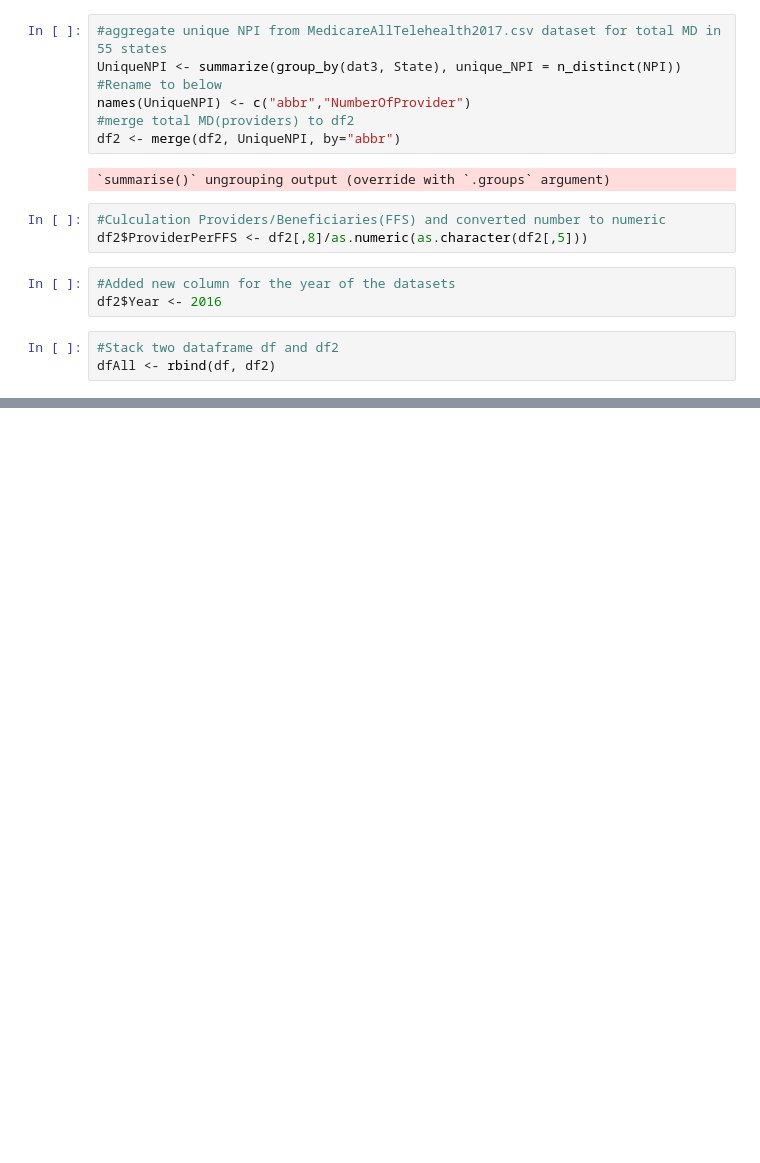
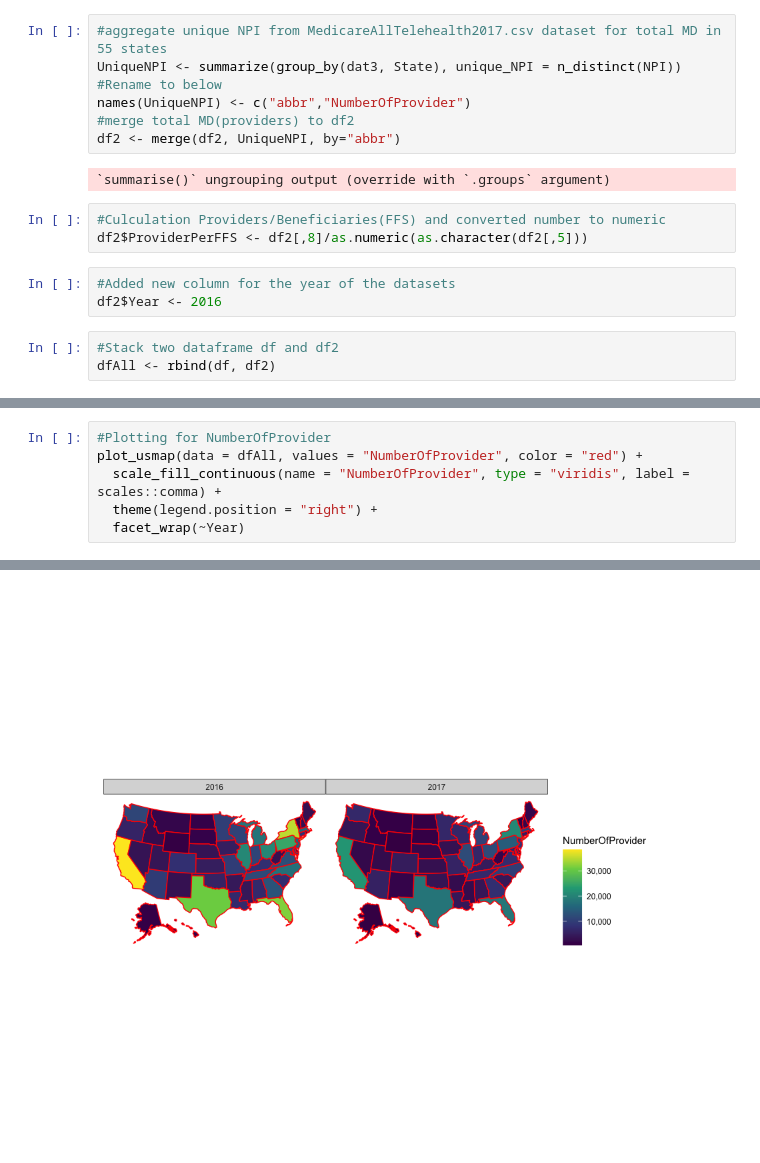
Before and after one commit to nancyruya/R-projects, a Jupyter notebook: TelehealthMedicare/MedicareAllTelehealth.ipynb, the cells around one changed output, grey strips where cells are left out. Saved outputs shown, nothing was run; the diff lists cells and outputs as text; blank space fills up the shorter version.

```diff
--- a/TelehealthMedicare/MedicareAllTelehealth.ipynb
+++ b/TelehealthMedicare/MedicareAllTelehealth.ipynb
@@ -206,0 +220,7 @@ dfAll <- rbind(df, df2)
+# %%
+#Plotting for NumberOfProvider
+plot_usmap(data = dfAll, values = "NumberOfProvider", color = "red") +
+  scale_fill_continuous(name = "NumberOfProvider", type = "viridis", label = scales::comma) +
+  theme(legend.position = "right") +
+  facet_wrap(~Year)
+# %% [output]
@@ -206,0 +231 @@ dfAll <- rbind(df, df2)
+[figure, added]
```
Also changed, not shown: parts of 3 cells of this notebook.
